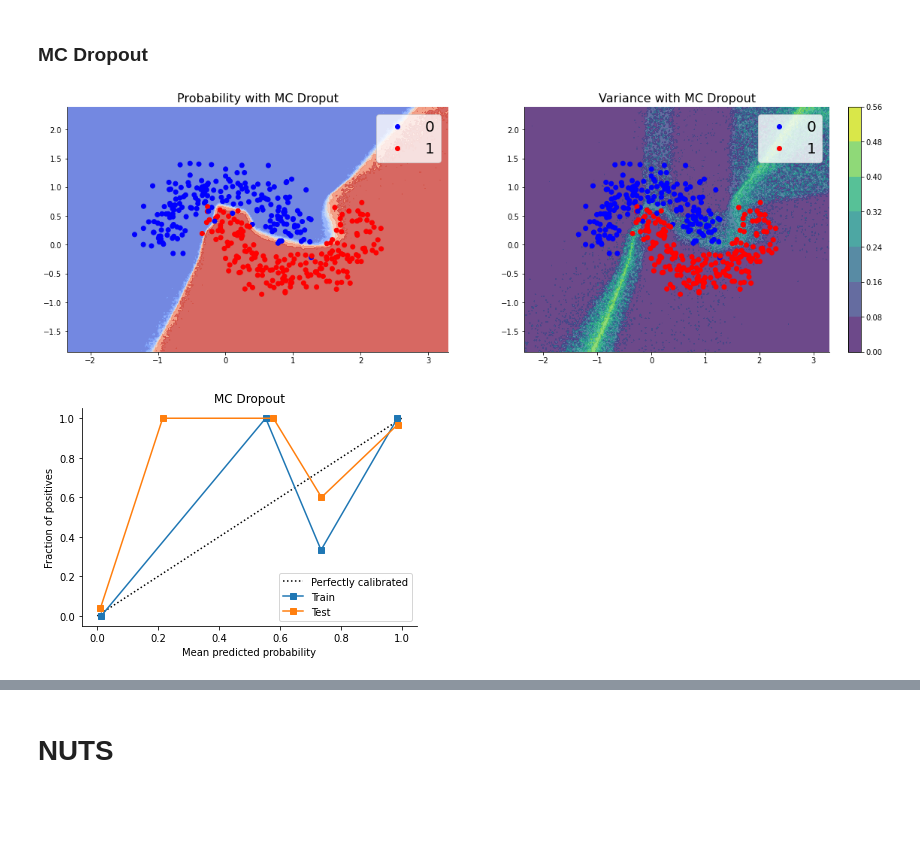
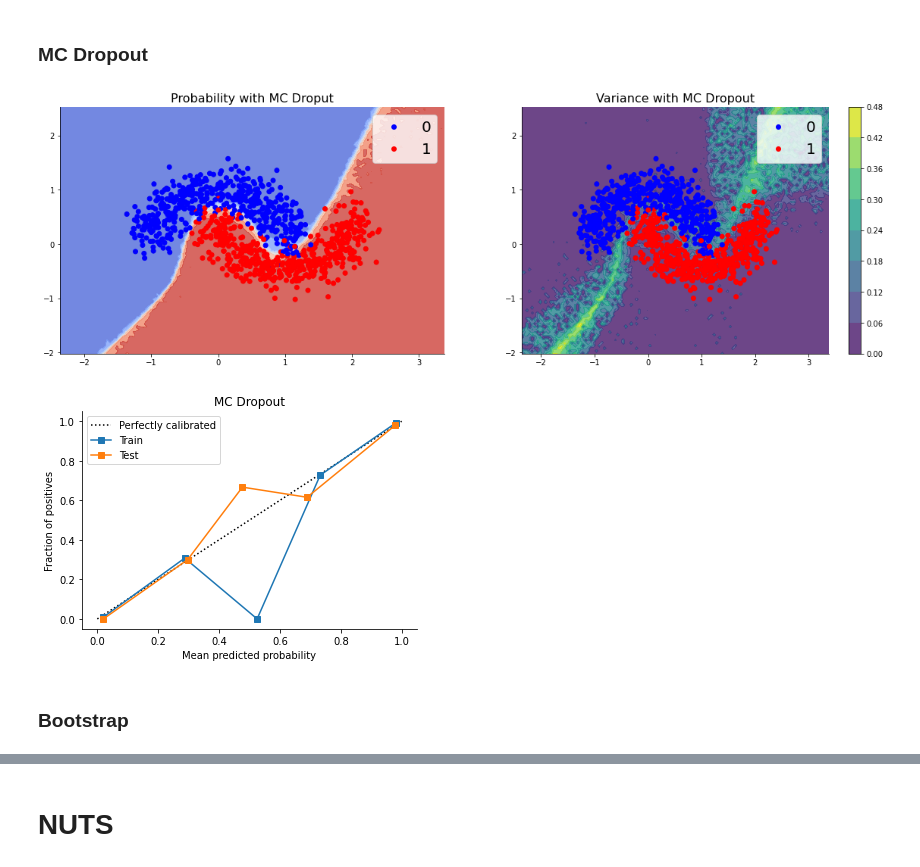
Before and after one commit to nipunbatra/bnn-zoo, a Jupyter notebook: notebooks/classification/makemoons_comparison.ipynb, the cells around one changed output, grey strips where cells are left out. Saved outputs shown, nothing was run; the diff lists cells and outputs as text; code cells hidden in the pictures; blank space fills up the shorter version.

```diff
--- a/notebooks/classification/makemoons_comparison.ipynb
+++ b/notebooks/classification/makemoons_comparison.ipynb
@@ -26,7 +26,7 @@ WARNING:absl:No GPU/TPU found, falling back to CPU. (Set TF_CPP_MIN_LOG_LEVEL=0
 # %% [markdown]
 # Dataset Visualization
 # %%
-X,Y =  datasets.make_moons(400, noise=0.20,random_state=6)
+X,Y =  datasets.make_moons(1000, noise=0.20,random_state=6)
 # %%
 plt.scatter(X[:,0],X[:,1],c=Y,cmap="bwr")
 sns.despine()
@@ -35,5 +35,5 @@ sns.despine()
 # %%
-h=0.02
+h=0.05
 x_min, x_max = X[:, 0].min() - 1, X[:, 0].max() + 1
 y_min, y_max = X[:, 1].min() - 1, X[:, 1].max() + 1
 xx, yy = jnp.meshgrid(jnp.arange(x_min, x_max, h),
@@ -74,13 +74,13 @@ sns.despine()
 y_pred_train = model.apply(params, X_train, deterministic=True)
 y_pred_test = model.apply(params, X_test, deterministic=True)
 # %%
-def plot_caliberation(pred_train,pred_test,title):
+def plot_caliberation_classification(pred_train,pred_test,title):
     fig,ax1 = plt.subplots(1,1)
     prob_true_train,prob_pred_train = calibration_curve(y_train,pred_train,n_bins=5)
     prob_true_test,prob_pred_test = calibration_curve(y_test,pred_test)
 
     disp_train = CalibrationDisplay(prob_true_train,prob_pred_train,pred_train,estimator_name="Train")
-    disp_test = CalibrationDisplay(prob_true_test,prob_pred_test,pred_test,estimator_name="Test")
+    disp_test = CalibrationDisplay(prob_true_test,prob_pred_test,pred_test,estimator_name="Test",)
 
     disp_train.plot(ax=ax1)
     disp_test.plot(ax=ax1)
@@ -161,9 +161,9 @@ mc_pred_mean= jnp.array(y_stacks).mean(axis=0).reshape(xx.shape)
 mc_pred_sigma = (jnp.array(y_stacks).std(axis=0)).reshape(yy.shape)
 # %%
 plot_binary_class(X,Y,xx,yy,mc_pred_mean,mc_pred_sigma,titles=("Probability with MC Droput","Variance with MC Dropout"))
-plt.savefig("MC Dropout Moons.pdf")
+#plt.savefig("MC Dropout Moons.pdf")
 # %% [output]
-[figure, old version]
+[figure, new version]
 # %%
 y_stacks_train = []
 y_stacks_test = []
@@ -181,7 +181,9 @@ y_stacks_test = jax.vmap(fun=create_apply_func(X_test), in_axes=(None, 0))(param
 mc_pred_train = y_stacks_train.mean(axis=0)
 mc_pred_test = y_stacks_test.mean(axis=0)
 # %%
-plot_caliberation(mc_pred_train,mc_pred_test,"MC Dropout")
-plt.savefig("MC_dropout_caliberation.pdf")
+plot_caliberation_classification(mc_pred_train,mc_pred_test,"MC Dropout")
+#plt.savefig("MC_dropout_caliberation.pdf")
 # %% [output]
-[figure, old version]
+[figure, new version]
+# %% [markdown]
+### Bootstrap
```
Also changed, not shown: parts of 48 cells of this notebook, 1 other file.
